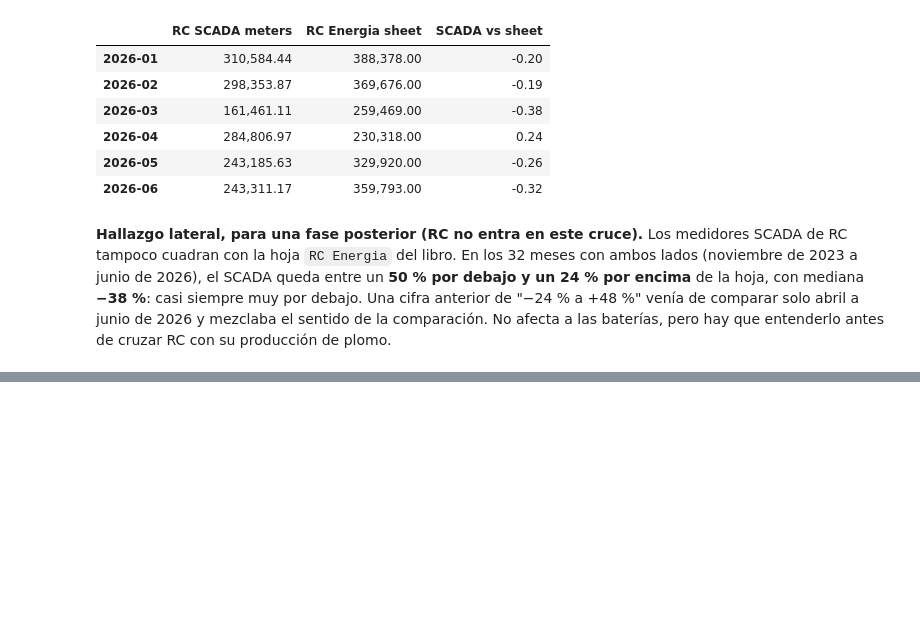
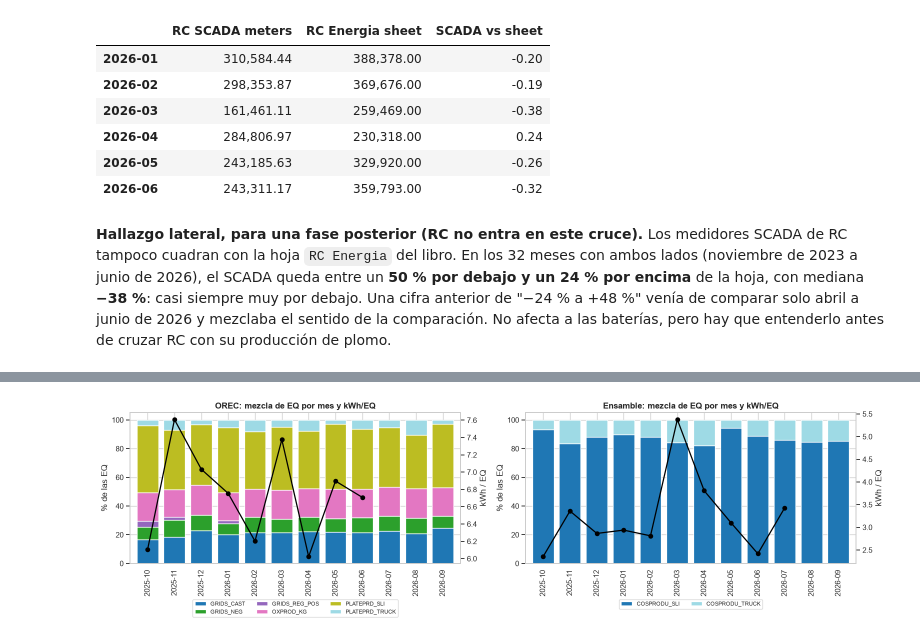
Before and after one commit to juanpablocarrillohortua/clarios_app, a Jupyter notebook: notebooks/eda_cruce_herramienta.ipynb, the cells around one changed output, grey strips where cells are left out. Drawn from its saved outputs; the diff is of its cells as text; code cells hidden in the pictures; blank space fills up the shorter version.

```diff
--- a/notebooks/eda_cruce_herramienta.ipynb
+++ b/notebooks/eda_cruce_herramienta.ipynb
@@ -885,0 +1202,18 @@ las baterías, pero hay que entenderlo antes de cruzar RC con su producción de
+# %%
+fig, axes = plt.subplots(1, 2, figsize=(16, 4.8))
+for ax, (name, frame) in zip(axes, mix_by_area.items(), strict=True):
+    shares = frame[[c for c in frame.columns if c.endswith("share of EQ")]] * 100
+    shares.columns = [c.replace(" share of EQ", "") for c in shares.columns]
+    shares.plot.bar(stacked=True, ax=ax, width=0.8, colormap="tab20", legend=False)
+    ax.set_ylabel("% de las EQ")
+    ax.set_xlabel("")
+    ax.set_title(f"{name}: mezcla de EQ por mes y kWh/EQ")
+    twin = ax.twinx()
+    twin.plot(range(len(frame)), frame["kWh per EQ"], color="black", marker="o", lw=1.8)
+    twin.set_ylabel("kWh / EQ")
+    twin.grid(False)
+    ax.legend(loc="upper center", bbox_to_anchor=(0.5, -0.22), ncol=3, fontsize=8)
+plt.tight_layout()
+plt.show()
+# %% [output]
+[figure, added]
```
Also changed, not shown: parts of 17 cells of this notebook.
